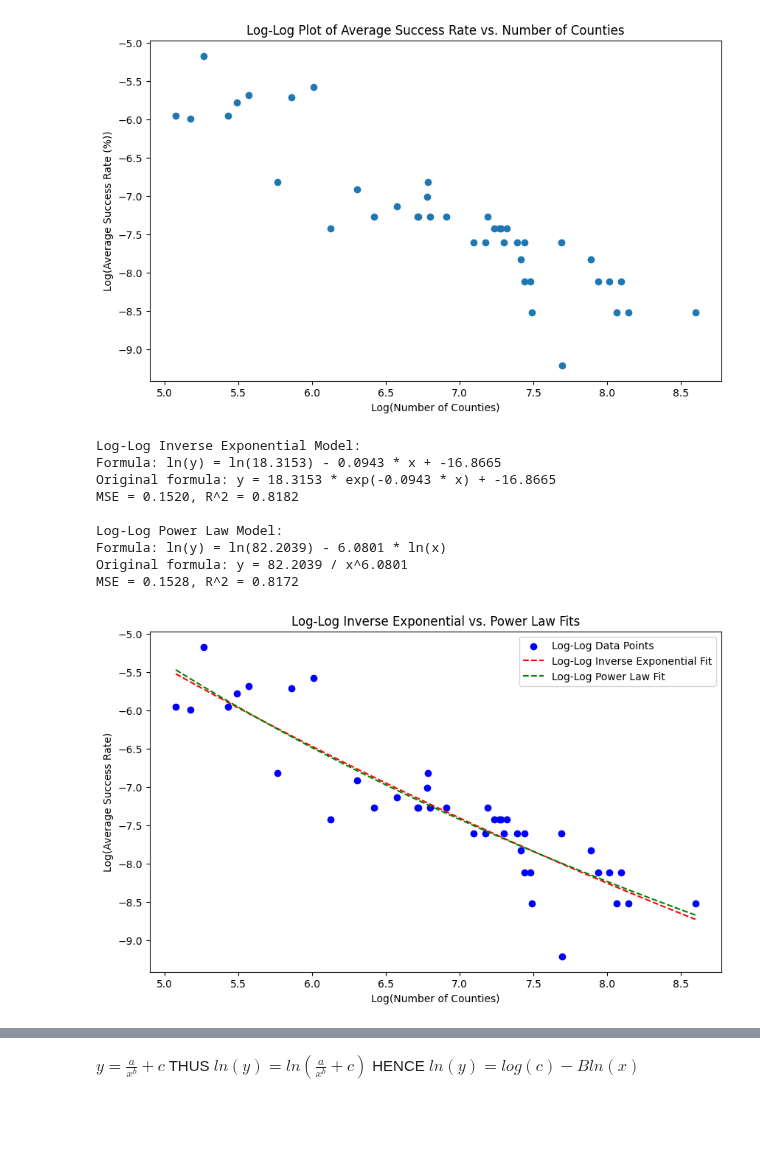
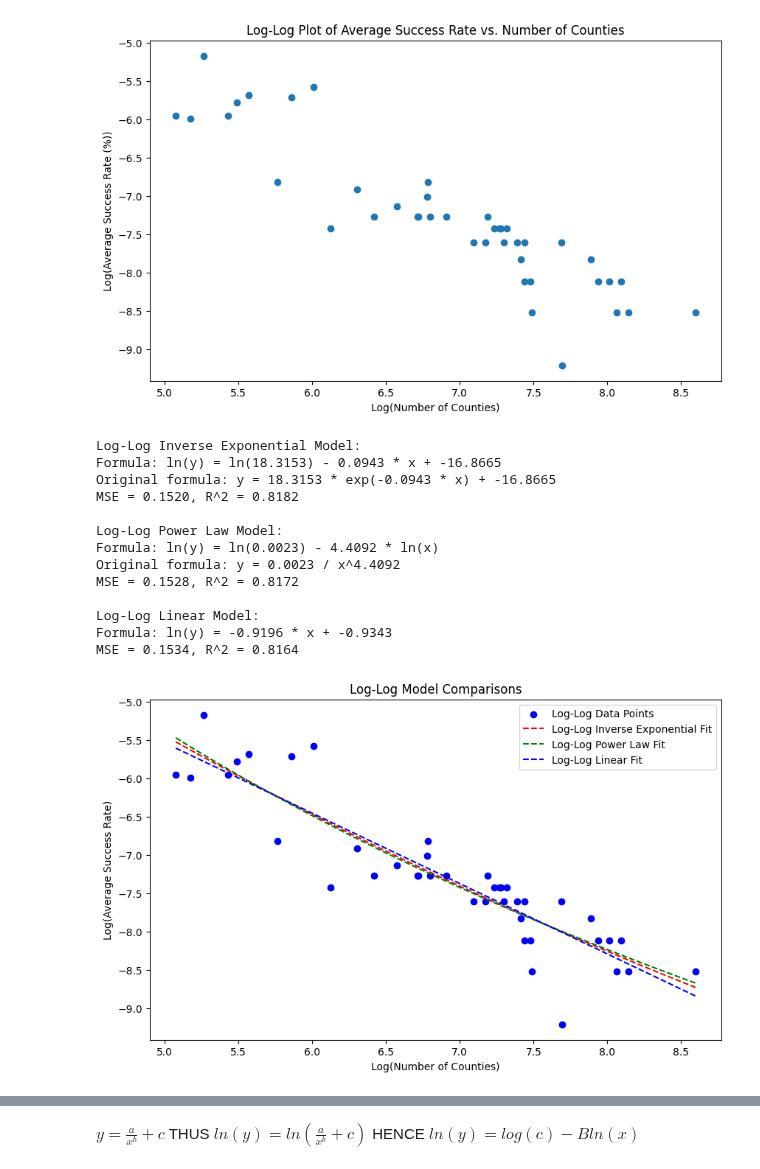
Before and after one commit to brookecarofeinberg/SamplingBalancedForests, a Jupyter notebook: t_plotting.ipynb, the cells around one changed output, grey strips where cells are left out. Drawn from its saved outputs; the diff is of its cells as text; code cells hidden in the pictures; blank space fills up the shorter version.

```diff
--- a/t_plotting.ipynb
+++ b/t_plotting.ipynb
@@ -322,102 +313,101 @@ import matplotlib.pyplot as plt
 from scipy.optimize import curve_fit
 from sklearn.metrics import mean_squared_error, r2_score
 
-# Define inverse exponential function
 def inverse_exponential(x, a, b, c):
     return a * np.exp(-b * x) + c
 
-# Define power-law function without offset for log-log fitting
-def power_law(x, log_c, b):
-    return log_c - b * np.log(x)  # Equivalent to ln(y) = ln(c) - b ln(x)
+def power_law(x, a, b):
+    return a * np.log(x) +b
 
-# Ensure `avg_success_rates` and `counties` are NumPy arrays
+def linear_model(x, m, c):
+    return m * x + c
+
 avg_success_rates = np.array(avg_success_rates)
 counties = np.array(counties)
 
-# Ensure valid data points where y > 0 (to avoid log issues)
-valid_indices = avg_success_rates > 0  # Filter out non-positive values
+valid_indices = avg_success_rates > 0
 filtered_counties = counties[valid_indices]
 filtered_avg_success_rates = avg_success_rates[valid_indices]
 
-# Apply log transformation to both x and y
 log_filtered_counties = np.log(filtered_counties)
 log_filtered_avg_success_rates = np.log(filtered_avg_success_rates)
 
-# Remove any NaN or inf values after log transformation
 valid_log_indices = np.isfinite(log_filtered_counties) & np.isfinite(log_filtered_avg_success_rates)
 log_filtered_counties = log_filtered_counties[valid_log_indices]
 log_filtered_avg_success_rates = log_filtered_avg_success_rates[valid_log_indices]
 
-# Set reasonable initial guesses
-initial_guess_exp = [1, 0.1, 0]  # Initial values for (a, b, c) in the exponential fit
-initial_guess_poly = [1, 1]  # Initial values for (log_c, b) in the power-law fit
+initial_guess_exp = [1, 0.1, 0]
+initial_guess_poly = [1, 1]
+initial_guess_linear = [1, 0]
 
-# Fit the inverse exponential model on log-log transformed data
-try:
-    params_exp_log, _ = curve_fit(inverse_exponential, log_filtered_counties, log_filtered_avg_success_rates,
+params_exp_log, _ = curve_fit(inverse_exponential, log_filtered_counties, log_filtered_avg_success_rates,
                                   p0=initial_guess_exp, maxfev=10000)
-    a_exp_log, b_exp_log, c_exp_log = params_exp_log
-except RuntimeError:
-    print("Exponential model fitting failed!")
-    a_exp_log, b_exp_log, c_exp_log = np.nan, np.nan, np.nan
+a_exp_log, b_exp_log, c_exp_log = params_exp_log
 
-# Fit the power-law model using log-log space
-try:
-    params_power_log, _ = curve_fit(power_law, log_filtered_counties, log_filtered_avg_success_rates,
+params_power_log, _ = curve_fit(power_law, log_filtered_counties, log_filtered_avg_success_rates,
                                     p0=initial_guess_poly, maxfev=10000)
-    log_c_power, b_power = params_power_log
-    c_power = np.exp(log_c_power)  # Convert back from log space
-except RuntimeError:
-    print("Power law model fitting failed!")
-    c_power, b_power = np.nan, np.nan
+log_c_power, b_power = params_power_log
+c_power = np.exp(log_c_power)
 
-# Generate predictions in log-log space
+params_linear, _ = curve_fit(linear_model, log_filtered_counties, log_filtered_avg_success_rates,
+                                 p0=initial_guess_linear, maxfev=10000)
+m_linear, c_linear = params_linear
+
+
 pred_exp_log = inverse_exponential(log_filtered_counties, a_exp_log, b_exp_log, c_exp_log)
 pred_power_log = power_law(log_filtered_counties, log_c_power, b_power)
+pred_linear = linear_model(log_filtered_counties, m_linear, c_linear)
 
-# Calculate Mean Squared Error (MSE) in log-log space
 mse_exp_log = mean_squared_error(log_filtered_avg_success_rates, pred_exp_log)
 mse_power_log = mean_squared_error(log_filtered_avg_success_rates, pred_power_log)
+mse_linear = mean_squared_error(log_filtered_avg_success_rates, pred_linear)
 
-# Calculate R-squared values in log-log space
 r2_exp_log = r2_score(log_filtered_avg_success_rates, pred_exp_log)
 r2_power_log = r2_score(log_filtered_avg_success_rates, pred_power_log)
+r2_linear = r2_score(log_filtered_avg_success_rates, pred_linear)
 
-# Print results with updated models
 print(f"Log-Log Inverse Exponential Model:")
 print(f"Formula: ln(y) = ln({a_exp_log:.4f}) - {b_exp_log:.4f} * x + {c_exp_log:.4f}")
 print(f"Original formula: y = {a_exp_log:.4f} * exp(-{b_exp_log:.4f} * x) + {c_exp_log:.4f}")
 print(f"MSE = {mse_exp_log:.4f}, R^2 = {r2_exp_log:.4f}\n")
 
 print(f"Log-Log Power Law Model:")
 print(f"Formula: ln(y) = ln({c_power:.4f}) - {b_power:.4f} * ln(x)")
 print(f"Original formula: y = {c_power:.4f} / x^{b_power:.4f}")
-print(f"MSE = {mse_power_log:.4f}, R^2 = {r2_power_log:.4f}")
+print(f"MSE = {mse_power_log:.4f}, R^2 = {r2_power_log:.4f}\n")
 
-# Generate x values for plotting the fitted curves
+print(f"Log-Log Linear Model:")
+print(f"Formula: ln(y) = {m_linear:.4f} * x + {c_linear:.4f}")
+print(f"MSE = {mse_linear:.4f}, R^2 = {r2_linear:.4f}\n")
+
 x_vals_log = np.linspace(min(log_filtered_counties), max(log_filtered_counties), 500)
 y_vals_exp_log = inverse_exponential(x_vals_log, a_exp_log, b_exp_log, c_exp_log)
 y_vals_power_log = power_law(x_vals_log, log_c_power, b_power)
+y_vals_linear = linear_model(x_vals_log, m_linear, c_linear)
 
-# Plot log-log transformed data and fits
 plt.figure(figsize=(10, 6))
 plt.scatter(log_filtered_counties, log_filtered_avg_success_rates, color='blue', label="Log-Log Data Points")
 plt.plot(x_vals_log, y_vals_exp_log, "r--", label="Log-Log Inverse Exponential Fit")
 plt.plot(x_vals_log, y_vals_power_log, "g--", label="Log-Log Power Law Fit")
+plt.plot(x_vals_log, y_vals_linear, "b--", label="Log-Log Linear Fit")
 
 plt.xlabel("Log(Number of Counties)")
 plt.ylabel("Log(Average Success Rate)")
-plt.title("Log-Log Inverse Exponential vs. Power Law Fits")
+plt.title("Log-Log Model Comparisons")
 plt.legend()
 plt.show()
 # %% [output]
 Log-Log Inverse Exponential Model:
 Formula: ln(y) = ln(18.3153) - 0.0943 * x + -16.8665
 Original formula: y = 18.3153 * exp(-0.0943 * x) + -16.8665
 MSE = 0.1520, R^2 = 0.8182
 
 Log-Log Power Law Model:
-Formula: ln(y) = ln(82.2039) - 6.0801 * ln(x)
-Original formula: y = 82.2039 / x^6.0801
+Formula: ln(y) = ln(0.0023) - 4.4092 * ln(x)
+Original formula: y = 0.0023 / x^4.4092
 MSE = 0.1528, R^2 = 0.8172
+
+Log-Log Linear Model:
+Formula: ln(y) = -0.9196 * x + -0.9343
+MSE = 0.1534, R^2 = 0.8164
-[figure, old version]
+[figure, new version]
```
Also changed, not shown: parts of 5 cells of this notebook, 1 other file.
